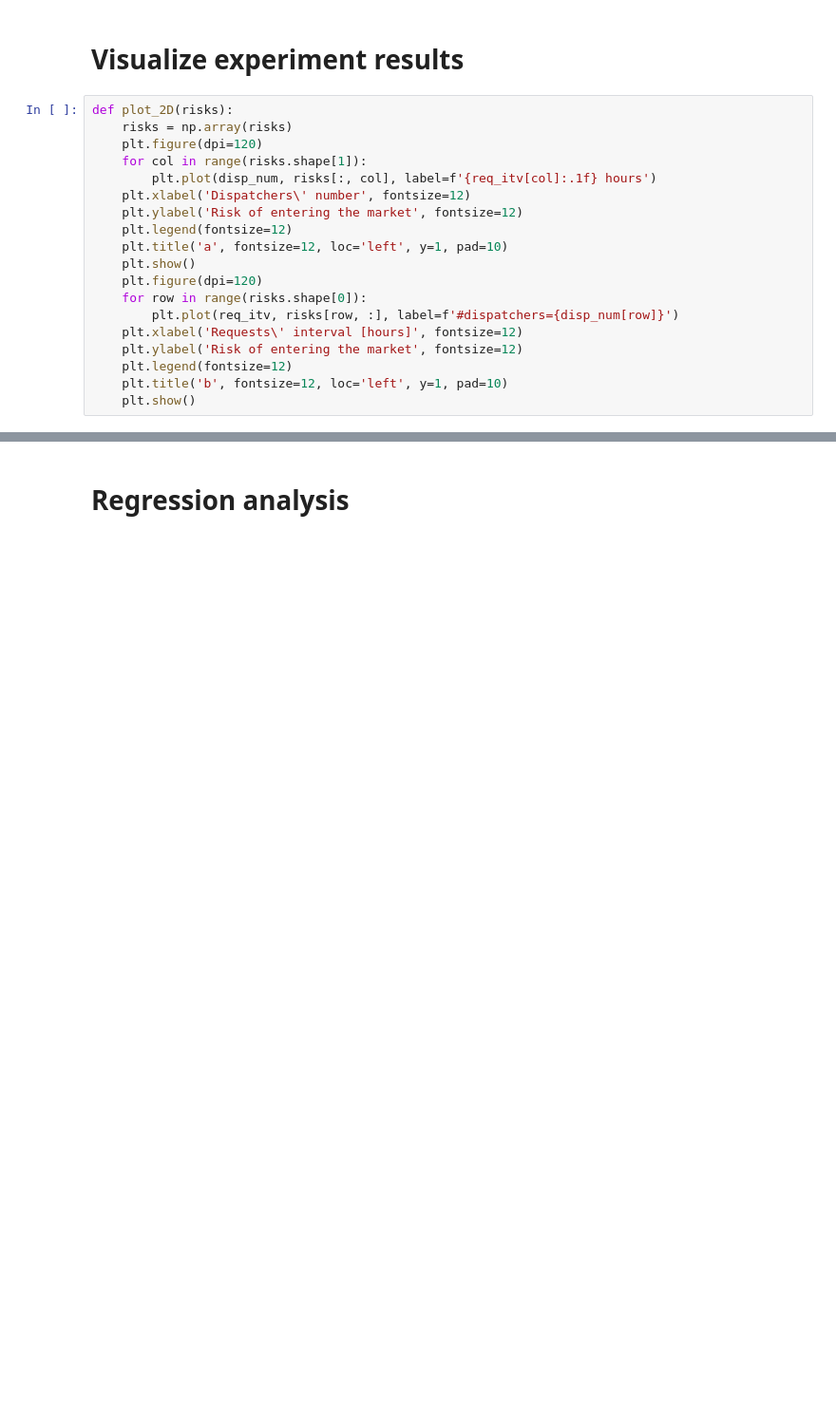
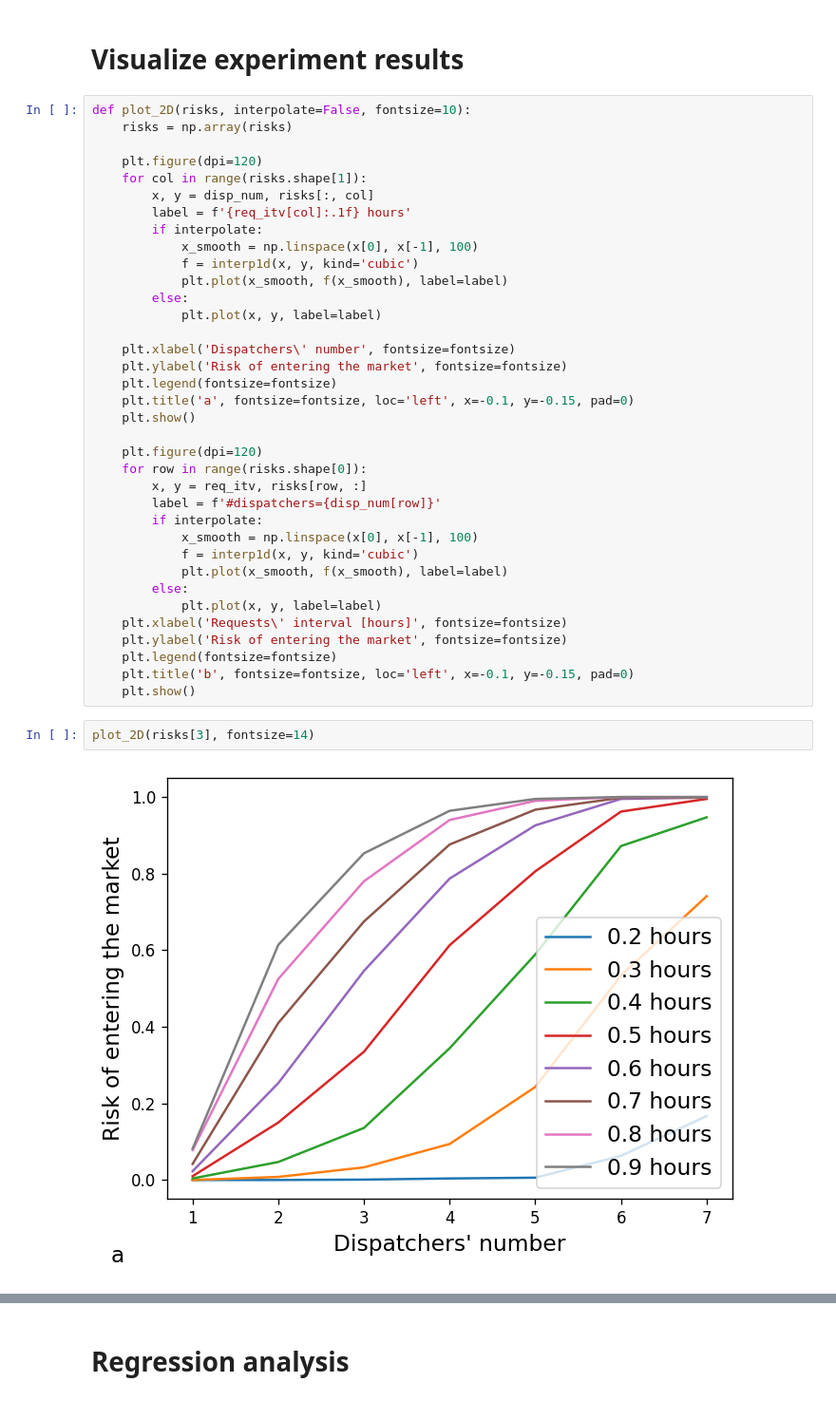
Before and after one commit to naumovvs/forwarder-requests-servicing, a Jupyter notebook: forwarder.ipynb, the cells around one changed output, grey strips where cells are left out. Shown at 95% size. Cells and saved outputs as stored; diff of their text form; blank space fills up the shorter version.

```diff
--- a/forwarder.ipynb
+++ b/forwarder.ipynb
@@ -50,21 +47,42 @@ for t in tariff:
 # %% [markdown]
 # Visualize experiment results
 # %%
-def plot_2D(risks):
+def plot_2D(risks, interpolate=False, fontsize=10):
     risks = np.array(risks)
+
     plt.figure(dpi=120)
     for col in range(risks.shape[1]):
-        plt.plot(disp_num, risks[:, col], label=f'{req_itv[col]:.1f} hours')
-    plt.xlabel('Dispatchers\' number', fontsize=12)
-    plt.ylabel('Risk of entering the market', fontsize=12)
-    plt.legend(fontsize=12)
-    plt.title('a', fontsize=12, loc='left', y=1, pad=10)
+        x, y = disp_num, risks[:, col]
+        label = f'{req_itv[col]:.1f} hours'
+        if interpolate:
+            x_smooth = np.linspace(x[0], x[-1], 100)
+            f = interp1d(x, y, kind='cubic')
+            plt.plot(x_smooth, f(x_smooth), label=label)
+        else:
+            plt.plot(x, y, label=label)
+
+    plt.xlabel('Dispatchers\' number', fontsize=fontsize)
+    plt.ylabel('Risk of entering the market', fontsize=fontsize)
+    plt.legend(fontsize=fontsize)
+    plt.title('a', fontsize=fontsize, loc='left', x=-0.1, y=-0.15, pad=0)
     plt.show()
+
     plt.figure(dpi=120)
     for row in range(risks.shape[0]):
-        plt.plot(req_itv, risks[row, :], label=f'#dispatchers={disp_num[row]}')
-    plt.xlabel('Requests\' interval [hours]', fontsize=12)
-    plt.ylabel('Risk of entering the market', fontsize=12)
-    plt.legend(fontsize=12)
-    plt.title('b', fontsize=12, loc='left', y=1, pad=10)
+        x, y = req_itv, risks[row, :]
+        label = f'#dispatchers={disp_num[row]}'
+        if interpolate:
+            x_smooth = np.linspace(x[0], x[-1], 100)
+            f = interp1d(x, y, kind='cubic')
+            plt.plot(x_smooth, f(x_smooth), label=label)
+        else:
+            plt.plot(x, y, label=label)
+    plt.xlabel('Requests\' interval [hours]', fontsize=fontsize)
+    plt.ylabel('Risk of entering the market', fontsize=fontsize)
+    plt.legend(fontsize=fontsize)
+    plt.title('b', fontsize=fontsize, loc='left', x=-0.1, y=-0.15, pad=0)
     plt.show()
+# %%
+plot_2D(risks[3], fontsize=14)
+# %% [output]
+[figure, added]
```
Also changed, not shown: parts of 27 cells of this notebook.
